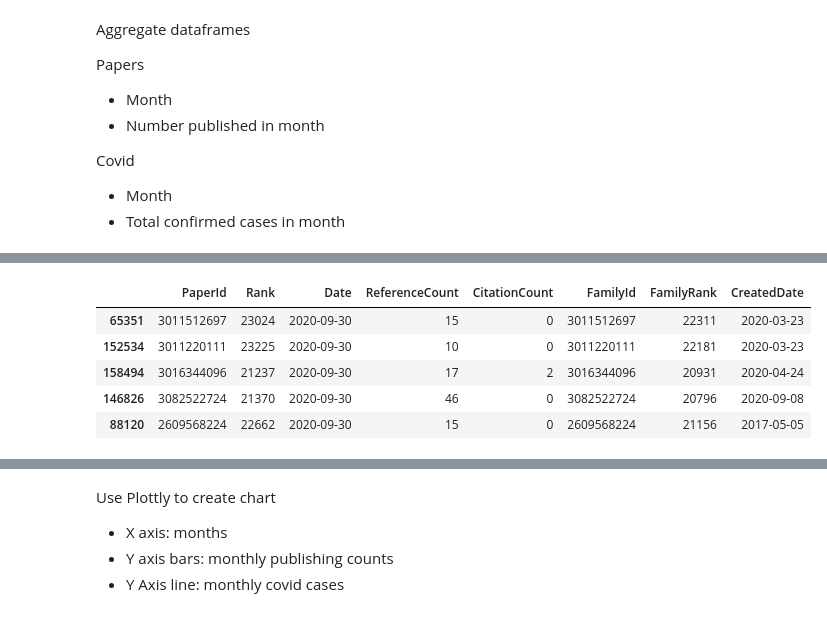
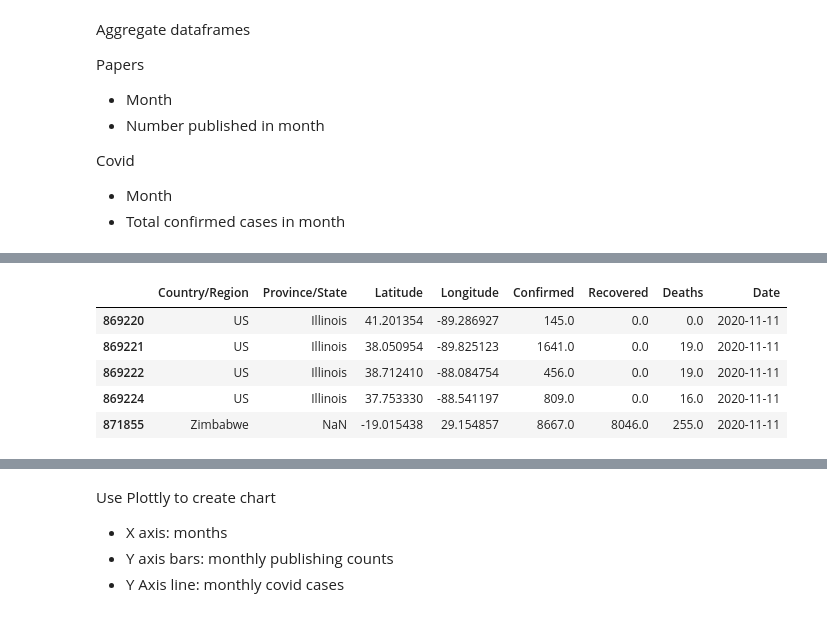
Before and after one commit to alexsfisher/INFSCI2415-InfoVis, a Jupyter notebook: Final.ipynb, the cells around one changed output, grey strips where cells are left out. Drawn from its saved outputs; the diff is of its cells as text; code cells hidden in the pictures.

```diff
--- a/Final.ipynb
+++ b/Final.ipynb
@@ -30,11 +44,11 @@ covidDF['Date'] = pd.to_datetime(covidDF['Date'])
 # %%
-# get rid of most recent and future publications
-papersDF = papersDF[papersDF['Date'] <= datetime.datetime(2020, 9, 30)].sort_values('Date')
-papersDF.tail()
+# get rid of most recent data
+covidDF = covidDF[covidDF['Date'] <= datetime.datetime(2020, 11, 11)].sort_values('Date')
+covidDF.tail()
 # %% [output]
-|  | PaperId | Rank | Date | ReferenceCount | CitationCount | FamilyId | FamilyRank | CreatedDate |
-| 65351 | 3011512697 | 23024 | 2020-09-30 | 15 | 0 | 3011512697 | 22311 | 2020-03-23 |
-| 152534 | 3011220111 | 23225 | 2020-09-30 | 10 | 0 | 3011220111 | 22181 | 2020-03-23 |
-| 158494 | 3016344096 | 21237 | 2020-09-30 | 17 | 2 | 3016344096 | 20931 | 2020-04-24 |
-| 146826 | 3082522724 | 21370 | 2020-09-30 | 46 | 0 | 3082522724 | 20796 | 2020-09-08 |
-| 88120 | 2609568224 | 22662 | 2020-09-30 | 15 | 0 | 2609568224 | 21156 | 2017-05-05 |
+|  | Country/Region | Province/State | Latitude | Longitude | Confirmed | Recovered | Deaths | Date |
+| 869220 | US | Illinois | 41.201354 | -89.286927 | 145.0 | 0.0 | 0.0 | 2020-11-11 |
+| 869221 | US | Illinois | 38.050954 | -89.825123 | 1641.0 | 0.0 | 19.0 | 2020-11-11 |
+| 869222 | US | Illinois | 38.712410 | -88.084754 | 456.0 | 0.0 | 19.0 | 2020-11-11 |
+| 869224 | US | Illinois | 37.753330 | -88.541197 | 809.0 | 0.0 | 16.0 | 2020-11-11 |
+| 871855 | Zimbabwe | NaN | -19.015438 | 29.154857 | 8667.0 | 8046.0 | 255.0 | 2020-11-11 |
```
Also changed, not shown: parts of 9 cells of this notebook, 2 other files.
